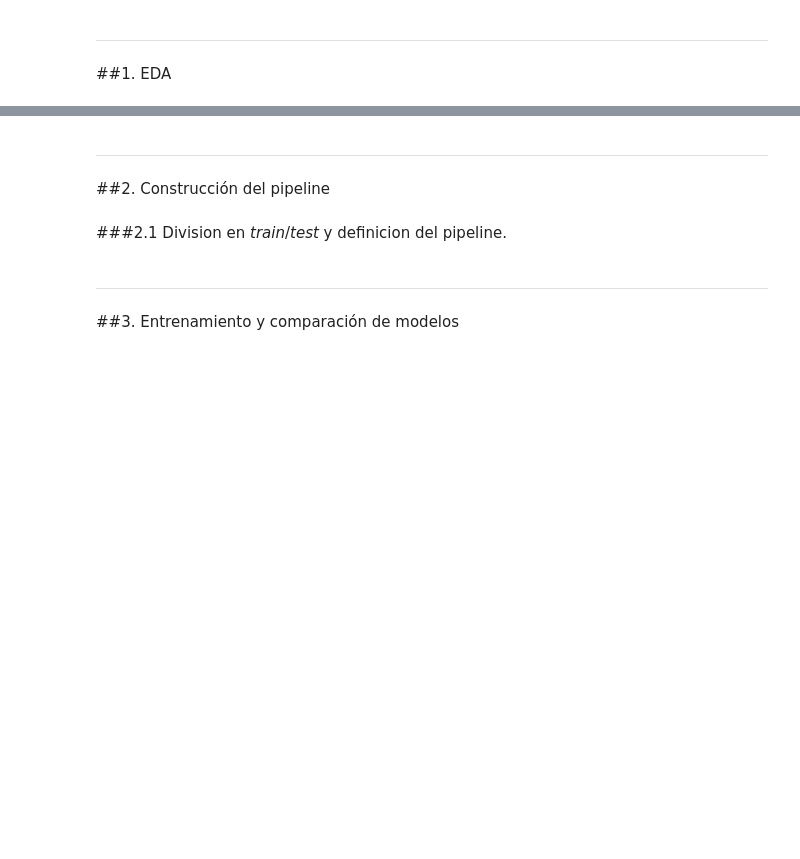
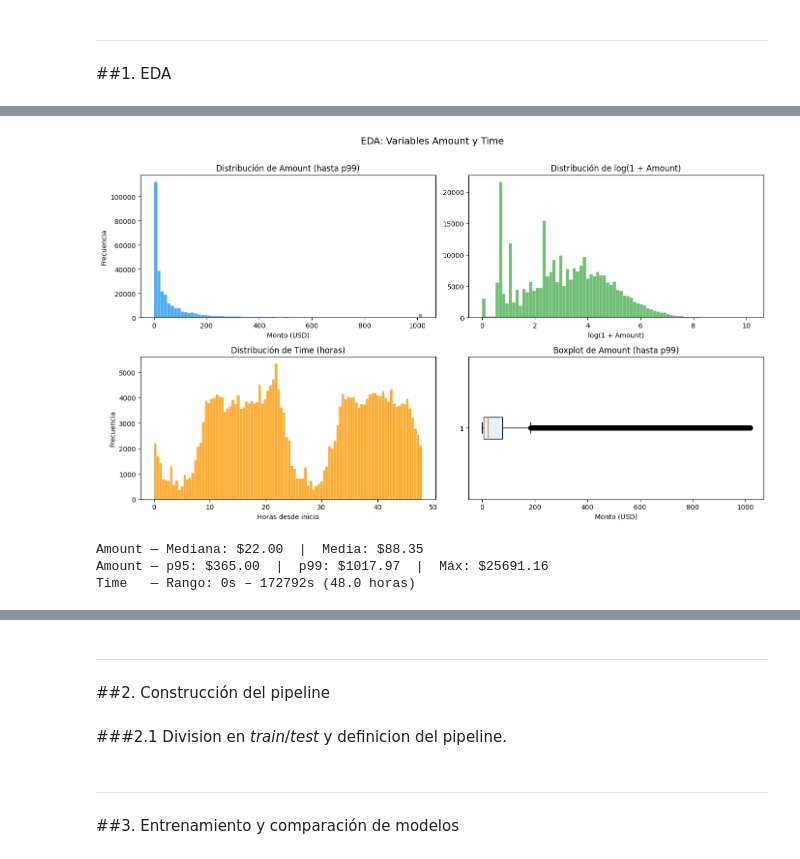
Before and after one commit to Santibareiro27/Inteligencia-Computacional, a Jupyter notebook: RA1_TP4/RA1_Trabajo_práctico_N°_4_G8.ipynb, the cells around one changed output, grey strips where cells are left out. Drawn from its saved outputs; the diff is of its cells as text; code cells hidden in the pictures; blank space fills up the shorter version.

```diff
--- a/RA1_TP4/RA1_Trabajo_práctico_N°_4_G8.ipynb
+++ b/RA1_TP4/RA1_Trabajo_práctico_N°_4_G8.ipynb
@@ -168,14 +168,14 @@ output_file = "creditcard.zip"
 
 if not os.path.exists(output_file):
     gdown.download(f"https://drive.google.com/uc?id={file_id}", output_file)
-    !unzip creditcard.zi
+    !unzip creditcard.zip
 
 df_fraude = pd.read_csv("creditcard.csv")
 # El dataset real tiene columna 'Class'; la removemos para el ejercicio no supervisado
 # pero la guardamos para evaluación posterior si existe
-if "Class" in df.columns:
-    TRUE_LABELS = df["Class"].copy()
-    df.drop(columns=["Class"], inplace=True)
+if "Class" in df_fraude.columns:
+    TRUE_LABELS = df_fraude["Class"].copy()
+    df_fraude.drop(columns=["Class"], inplace=True)
     HAS_TRUE_LABELS = True
     print(f"Dataset real cargado: {df_fraude.shape[0]:,} filas × {df_fraude.shape[1]} columnas")
     print(f"Etiquetas reales disponibles para evaluación (no usadas en modelado)")
@@ -197,0 +265,48 @@ Archive:  creditcard.zip
+# %%
+
+# Distribución de Amount y Time
+fig, axes = plt.subplots(2, 2, figsize=(14, 8))
+
+# Amount
+ax = axes[0, 0]
+ax.hist(df_fraude["Amount"].clip(upper=df_fraude["Amount"].quantile(0.99)),
+        bins=80, color="#2196F3", alpha=0.8, edgecolor="white", linewidth=0.3)
+ax.set_title("Distribución de Amount (hasta p99)")
+ax.set_xlabel("Monto (USD)")
+ax.set_ylabel("Frecuencia")
+
+# Log Amount
+ax = axes[0, 1]
+ax.hist(np.log1p(df_fraude["Amount"]), bins=80, color="#4CAF50", alpha=0.8,
+        edgecolor="white", linewidth=0.3)
+ax.set_title("Distribución de log(1 + Amount)")
+ax.set_xlabel("log(1 + Amount)")
+
+# Time
+ax = axes[1, 0]
+ax.hist(df_fraude["Time"] / 3600, bins=100, color="#FF9800", alpha=0.8,
+        edgecolor="white", linewidth=0.3)
+ax.set_title("Distribución de Time (horas)")
+ax.set_xlabel("Horas desde inicio")
+ax.set_ylabel("Frecuencia")
+
+# Boxplot de Amount
+ax = axes[1, 1]
+data_box = df_fraude["Amount"].clip(upper=df_fraude["Amount"].quantile(0.99))
+ax.boxplot(data_box, vert=False, patch_artist=True,
+           boxprops=dict(facecolor="#E3F2FD"))
+ax.set_title("Boxplot de Amount (hasta p99)")
+ax.set_xlabel("Monto (USD)")
+
+plt.suptitle("EDA: Variables Amount y Time", fontsize=14, y=1.01)
+plt.tight_layout()
+plt.show()
+
+print(f"Amount — Mediana: ${df_fraude['Amount'].median():.2f}  |  Media: ${df_fraude['Amount'].mean():.2f}")
+print(f"Amount — p95: ${df_fraude['Amount'].quantile(0.95):.2f}  |  p99: ${df_fraude['Amount'].quantile(0.99):.2f}  |  Máx: ${df_fraude['Amount'].max():.2f}")
+print(f"Time   — Rango: {df_fraude['Time'].min():.0f}s – {df_fraude['Time'].max():.0f}s ({df_fraude['Time'].max()/3600:.1f} horas)")
+# %% [output]
+[figure, added]
+Amount — Mediana: $22.00  |  Media: $88.35
+Amount — p95: $365.00  |  p99: $1017.97  |  Máx: $25691.16
+Time   — Rango: 0s – 172792s (48.0 horas)
```
Also changed, not shown: parts of 7 cells of this notebook.
